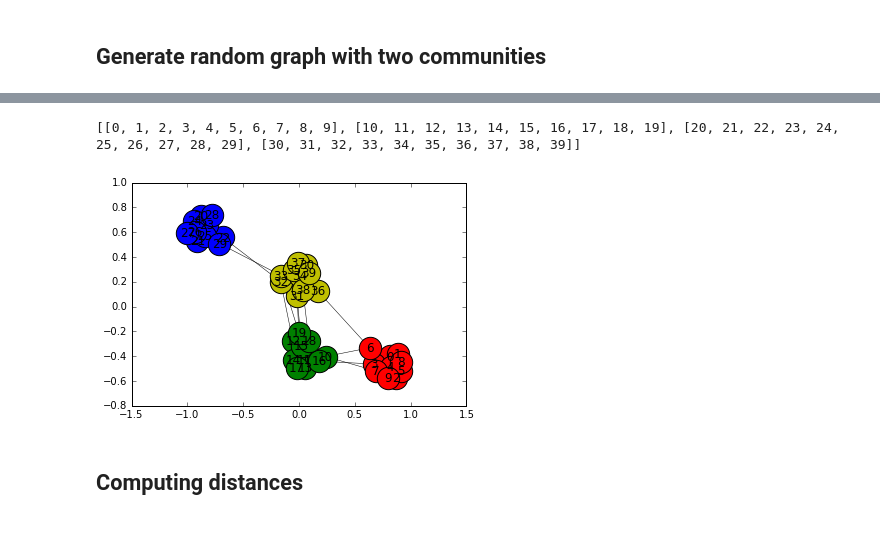
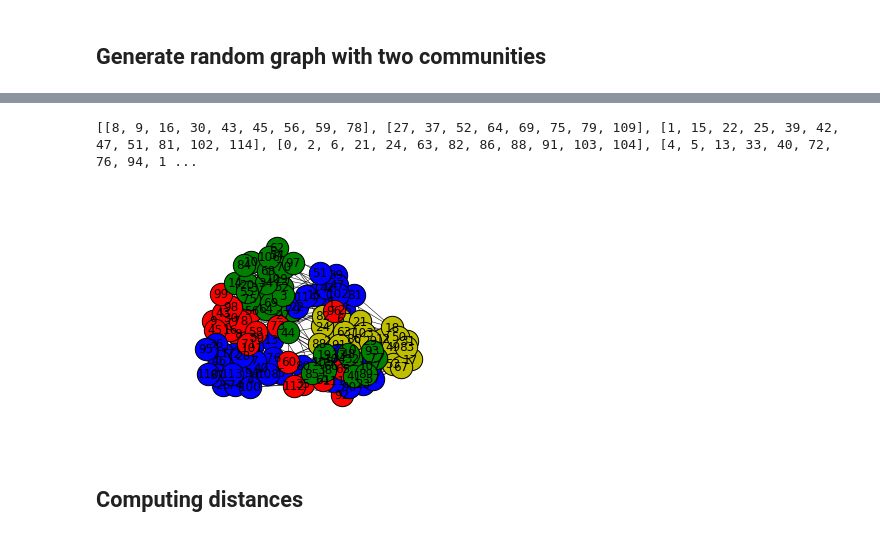
Before and after one commit to seb5666/ML_Data_Mining_1, a Jupyter notebook: Computing communities in large networks using random walks.ipynb, the cells around one changed output, grey strips where cells are left out. Drawn from its saved outputs; the diff is of its cells as text; code cells hidden in the pictures.

```diff
--- a/Computing communities in large networks using random walks.ipynb
+++ b/Computing communities in large networks using random walks.ipynb
@@ -28,8 +32 @@ print(cluster_assignements)
-# %%
-# create random edges
-for i in range(N):
-    for j in range(i, N):
-        p = p_edge if cluster_assignements[i] == cluster_assignements[j] else (1 - p_edge)
-        A[i,j] = max(A[i,j], p > np.random.rand())
-        A[j,i] = A[i,j]
 # %%
@@ -71,3 +68,14 @@ edges = [
 for (i,j) in edges:
     A[i,j] = 1
     A[j,i] = 1
+# %%
+#Karathe Club dataset
+G=nx.karate_club_graph()
+num_clusters = 2
+A = np.array(nx.adjacency_matrix(G).todense())
+N = A.shape[0]
+print(G.node[5]['club'])
+for i in range(N):
+    A[i,i] = 1
+cluster_assignements = np.array([1 if G.node[i]['club'] == 'Mr. Hi' else 0 for i in range(N)])
+print(cluster_assignements)
@@ -74,3 +85,25 @@ for (i,j) in edges:
+# %%
+#florentine family graph
+G=nx.florentine_families_graph()
+num_clusters = 2
+A = np.array(nx.adjacency_matrix(G).todense())
+N = A.shape[0]
+for i in range(N):
+    A[i,i] = 1
+# %%
+#college football network
+G = nx.read_gml('./college_football.gml')
+num_clusters = 12
+
+cluster_assignements = []
+for node in G.node.values():
+    cluster_assignements.append(node['value'])
+cluster_assignements = np.array(cluster_assignements)
+
+A = np.array(nx.adjacency_matrix(G).todense())
+N = A.shape[0]
+for i in range(N):
+    A[i,i] = 1
 # %%
 #compute the number of edges
 M = (np.sum(A) + N) / 2
@@ -80,22 +113,22 @@ Num edges: 229.0
-# %%
-cluster_nodes = [list(np.where(cluster_assignements == i)[0]) for i in range(num_clusters)]
-print(cluster_nodes)
-# %% [output]
-[[0, 1, 2, 3, 4, 5, 6, 7, 8, 9], [10, 11, 12, 13, 14, 15, 16, 17, 18, 19], [20, 21, 22, 23, 24, 25, 26, 27, 28, 29], [30, 31, 32, 33, 34, 35, 36, 37, 38, 39]]
 # %%
 #draw the graph
 def draw_graph(clusters, num_clusters):
+    plt.axis('off')
     colors = ['r', 'g', 'b', 'y', 'b']
     G = nx.from_numpy_matrix(A)
     pos = nx.spring_layout(G)
     for i in range(num_clusters):
         nx.draw_networkx_nodes(G, pos, nodelist=clusters[i], node_color=colors[i % len(colors)], node_size=500, alpha=1)
     # nx.draw_networkx_nodes(G, pos, nodelist=cluster2_nodes, node_color='g', node_size=500, alpha=1)
     nx.draw_networkx_edges(G, pos, width=0.5)
     nx.draw_networkx_labels(G, pos, {i:i for i in range(N)})
+
+cluster_nodes = [list(np.where(cluster_assignements == i)[0]) for i in range(num_clusters)]
+print(cluster_nodes)
 draw_graph(cluster_nodes, num_clusters)
 # %% [output]
+[[8, 9, 16, 30, 43, 45, 56, 59, 78], [27, 37, 52, 64, 69, 75, 79, 109], [1, 15, 22, 25, 39, 42, 47, 51, 81, 102, 114], [0, 2, 6, 21, 24, 63, 82, 86, 88, 91, 103, 104], [4, 5, 13, 33, 40, 72, 76, 94, 1 ...
-[figure, old version]
+[figure, new version]
 # %% [markdown]
 ## Computing distances
 # %% [markdown]
```
Also changed, not shown: parts of 16 cells of this notebook, 7 other files.
